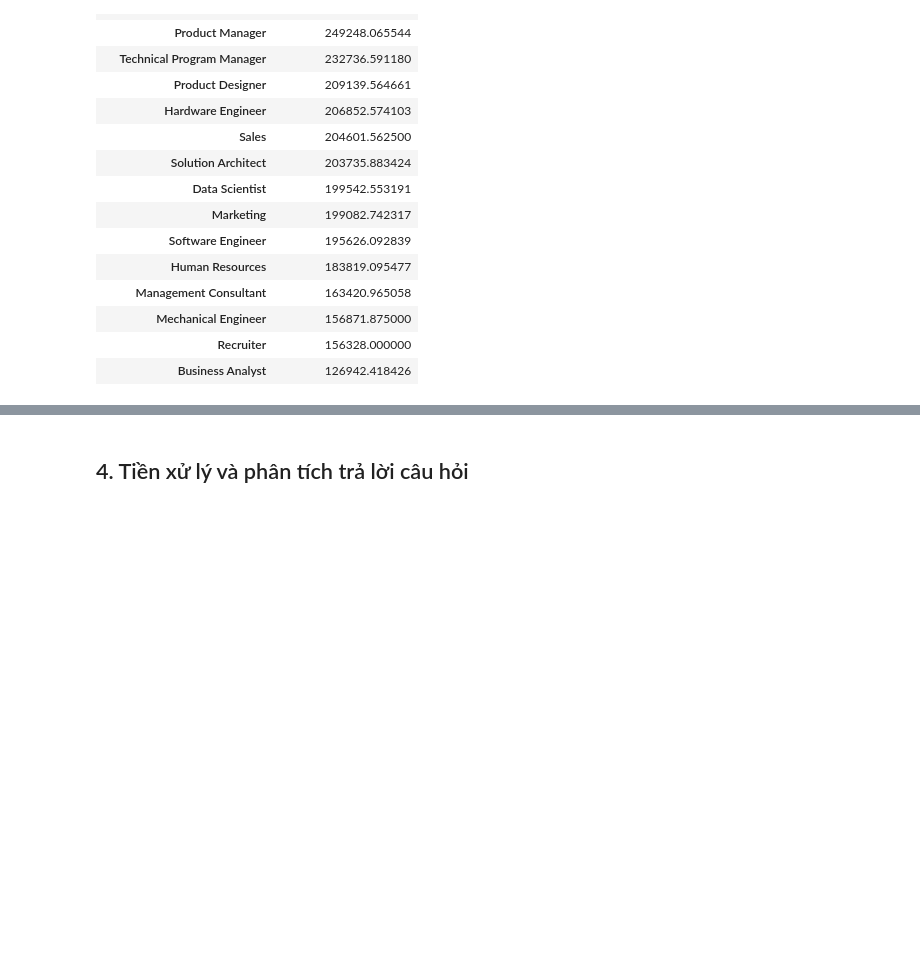
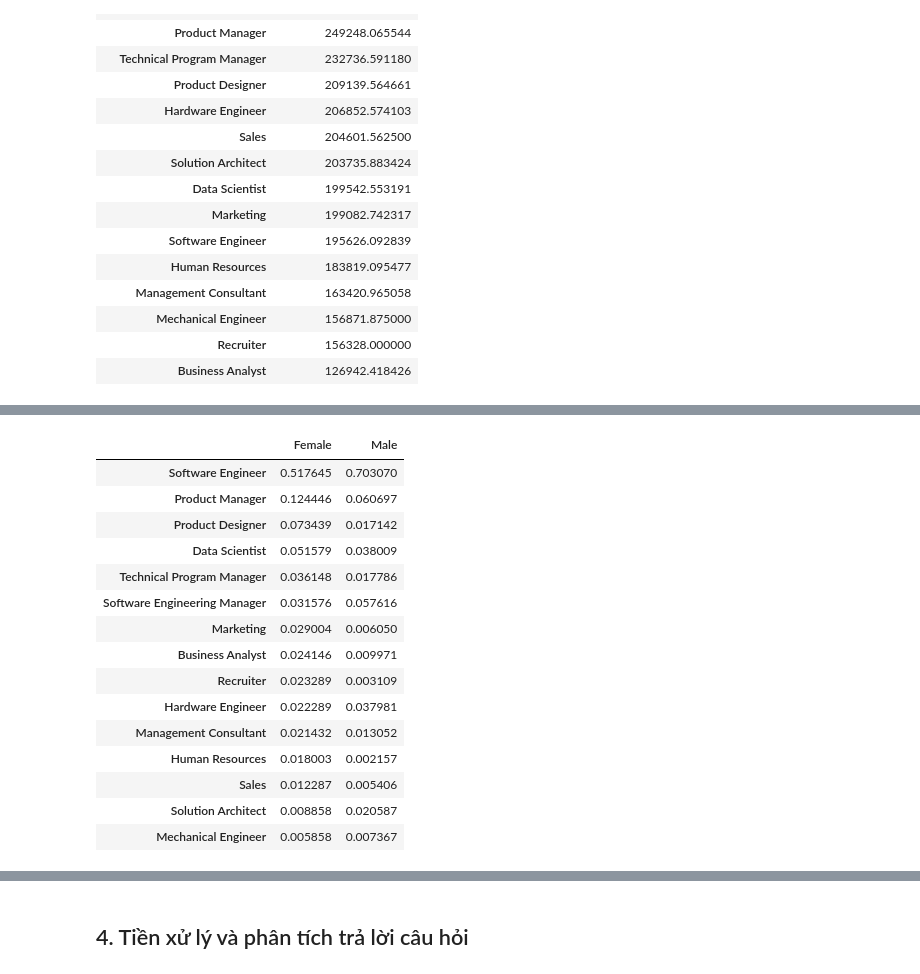
Before and after one commit to TanThinNguyen/P4DS-final-project, a Jupyter notebook: notebook.ipynb, the cells around one changed output, grey strips where cells are left out. Cells and saved outputs as stored; diff of their text form; code cells hidden in the pictures; blank space fills up the shorter version.

```diff
--- a/notebook.ipynb
+++ b/notebook.ipynb
@@ -527,0 +579,21 @@ tmp
+# %%
+df = pd.concat([female_title_ratios, male_title_ratios], axis=1)
+df = df.set_axis(['Female', 'Male'], axis=1, inplace=False)
+df
+# %% [output]
+|  | Female | Male |
+| Software Engineer | 0.517645 | 0.703070 |
+| Product Manager | 0.124446 | 0.060697 |
+| Product Designer | 0.073439 | 0.017142 |
+| Data Scientist | 0.051579 | 0.038009 |
+| Technical Program Manager | 0.036148 | 0.017786 |
+| Software Engineering Manager | 0.031576 | 0.057616 |
+| Marketing | 0.029004 | 0.006050 |
+| Business Analyst | 0.024146 | 0.009971 |
+| Recruiter | 0.023289 | 0.003109 |
+| Hardware Engineer | 0.022289 | 0.037981 |
+| Management Consultant | 0.021432 | 0.013052 |
+| Human Resources | 0.018003 | 0.002157 |
+| Sales | 0.012287 | 0.005406 |
+| Solution Architect | 0.008858 | 0.020587 |
+| Mechanical Engineer | 0.005858 | 0.007367 |
```
Also changed, not shown: parts of 7 cells of this notebook.
